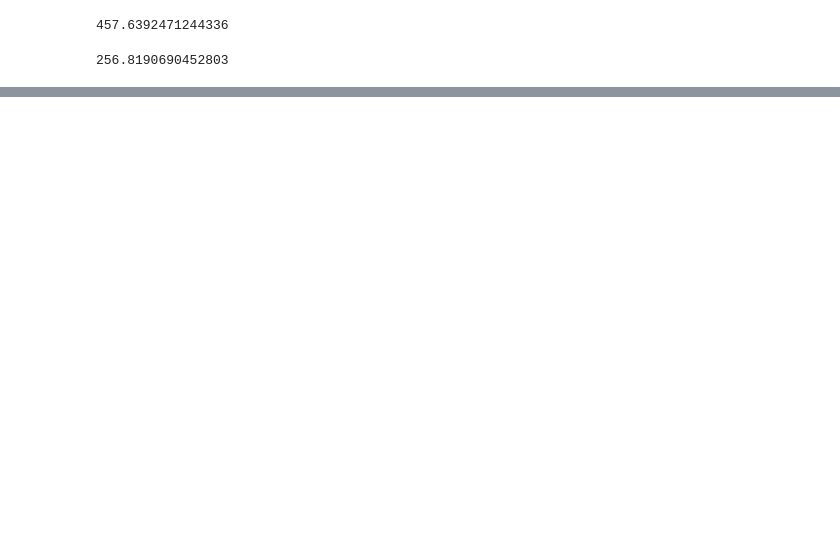
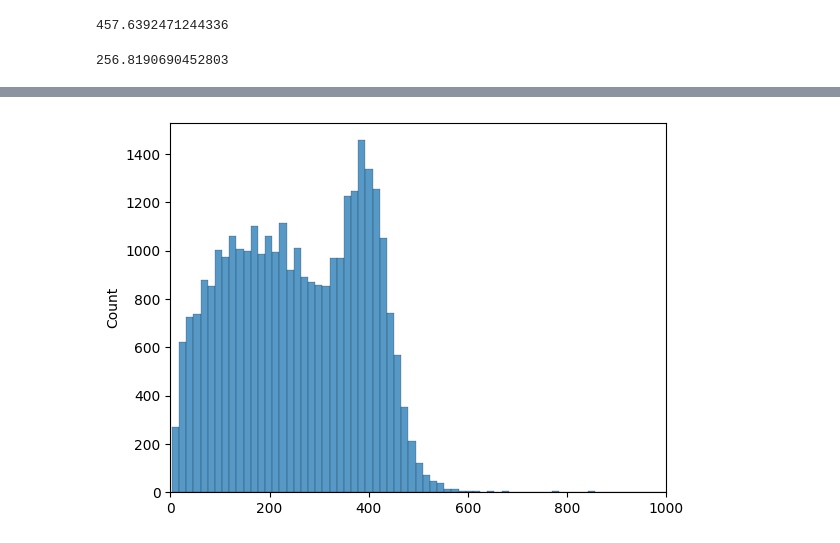
Before and after one commit to fractaldatalearning/psychedelic_efficacy, a Jupyter notebook: notebooks/5-kl-studies-lang-eda.ipynb, the cells around one changed output, grey strips where cells are left out. Cells and saved outputs as stored; diff of their text form; code cells hidden in the pictures; blank space fills up the shorter version.

```diff
--- a/notebooks/5-kl-studies-lang-eda.ipynb
+++ b/notebooks/5-kl-studies-lang-eda.ipynb
@@ -63,8 +48,8 @@ review_mean_length
 # %% [output]
 457.6392471244336
 # %%
-lemm_length = [len(df.loc[row,'no_stops_lemm']) for row in range(len(df))]
-lemm_mean_length = np.mean(lemm_length)
-lemm_mean_length
+lemm_lengths = [len(df.loc[row,'no_stops_lemm']) for row in range(len(df))]
+lemm_mean_lengths = np.mean(lemm_lengths)
+lemm_mean_lengths
 # %% [output]
 256.8190690452803
@@ -70,0 +62,6 @@ lemm_mean_length
+# %%
+# Did lemmatizing and removing stopwords do anything to normalize the distribution of lengths?
+sns.histplot(lemm_lengths).set(xlim=(0,1000))
+plt.show()
+# %% [output]
+[figure, added]
```
Also changed, not shown: parts of 48 cells of this notebook, 1 other file.
